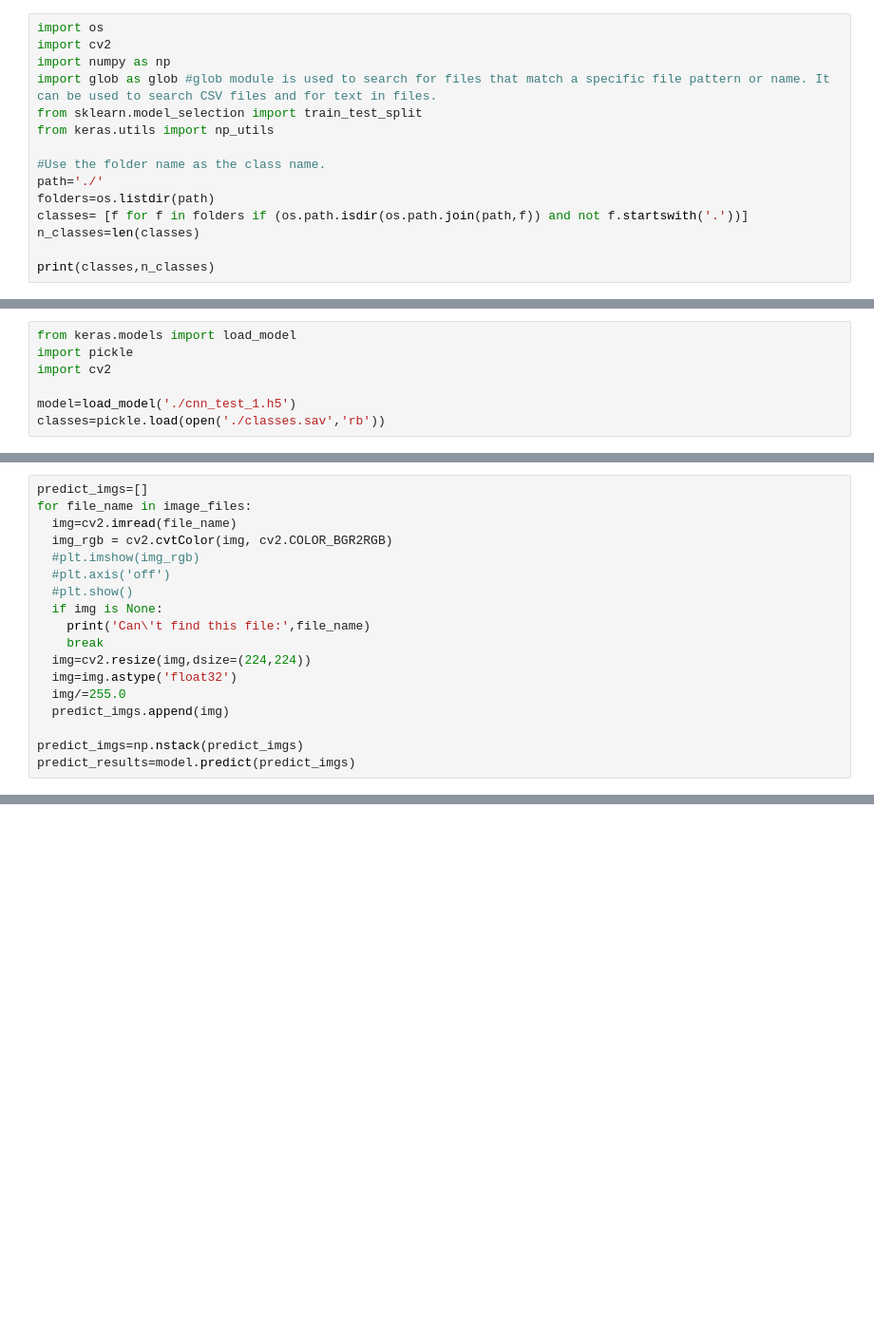
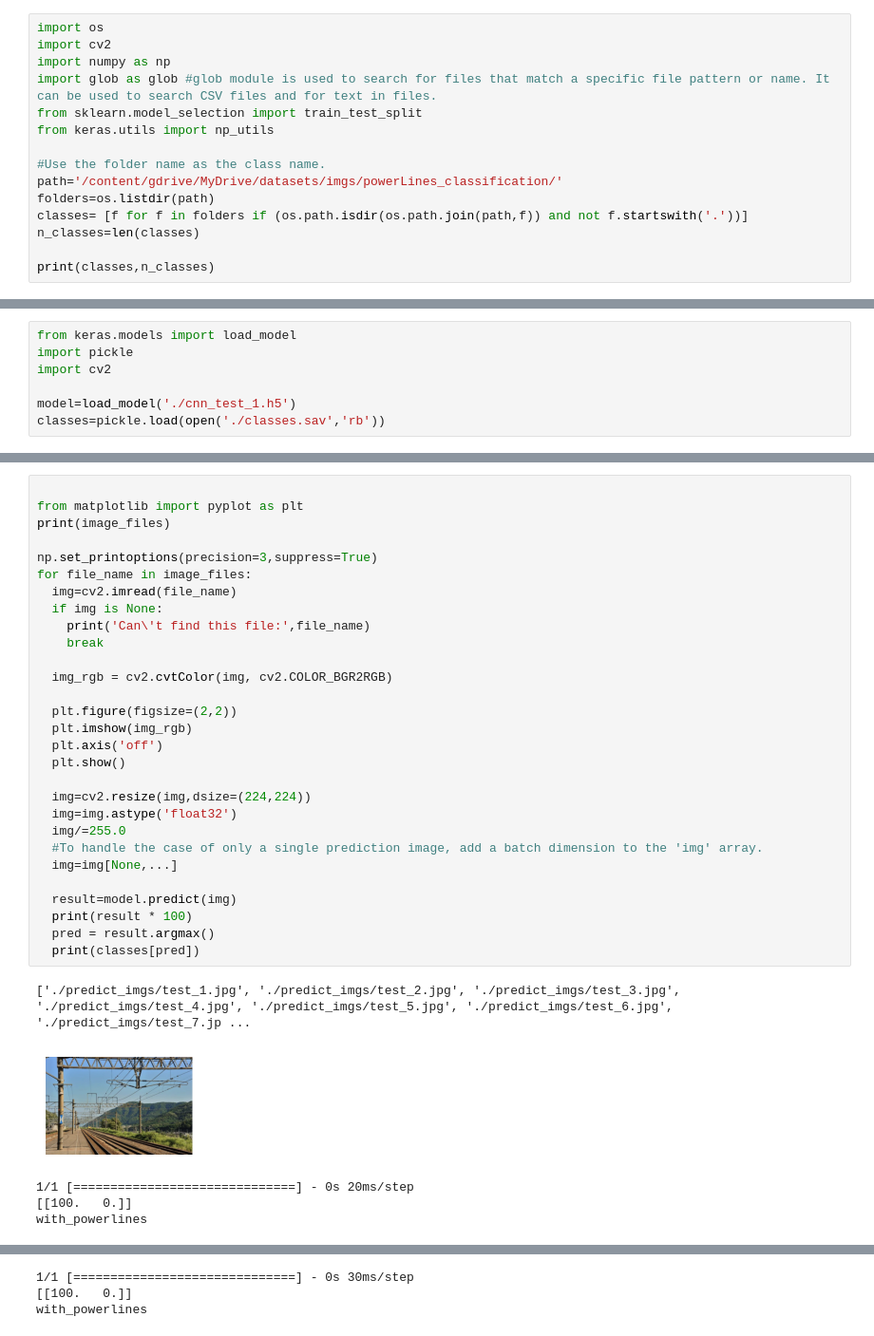
Before and after one commit to Nekoiii/SD_Practices_colab, a Jupyter notebook: image_classification_VGG16.ipynb, the cells around one changed output, grey strips where cells are left out. Shown at 95% size. Saved outputs shown, nothing was run; the diff lists cells and outputs as text; blank space fills up the shorter version.

```diff
--- a/image_classification_VGG16.ipynb
+++ b/image_classification_VGG16.ipynb
@@ -20,7 +15,7 @@ from sklearn.model_selection import train_test_split
 from keras.utils import np_utils
 
 #Use the folder name as the class name.
-path='./'
+path='/content/gdrive/MyDrive/datasets/imgs/powerLines_classification/'
 folders=os.listdir(path)
 classes= [f for f in folders if (os.path.isdir(os.path.join(path,f)) and not f.startswith('.'))]
 n_classes=len(classes)
@@ -198,20 +242,37 @@ if PREDICT_MODE=='SINGLE_IMG':
 elif PREDICT_MODE=='ALL_IMGS':
   image_files.append('./predict_imgs/test_8.jpg')
 # %%
-predict_imgs=[]
+
+from matplotlib import pyplot as plt
+print(image_files)
+
+np.set_printoptions(precision=3,suppress=True)
 for file_name in image_files:
   img=cv2.imread(file_name)
-  img_rgb = cv2.cvtColor(img, cv2.COLOR_BGR2RGB)
-  #plt.imshow(img_rgb)
-  #plt.axis('off')
-  #plt.show()
   if img is None:
     print('Can\'t find this file:',file_name)
     break
+
+  img_rgb = cv2.cvtColor(img, cv2.COLOR_BGR2RGB)
+
+  plt.figure(figsize=(2,2))
+  plt.imshow(img_rgb)
+  plt.axis('off')
+  plt.show()
+
   img=cv2.resize(img,dsize=(224,224))
   img=img.astype('float32')
   img/=255.0
-  predict_imgs.append(img)
+  #To handle the case of only a single prediction image, add a batch dimension to the 'img' array.
+  img=img[None,...]
 
-predict_imgs=np.nstack(predict_imgs)
-predict_results=model.predict(predict_imgs)
+  result=model.predict(img)
+  print(result * 100)
+  pred = result.argmax()
+  print(classes[pred])
+# %% [output]
+['./predict_imgs/test_1.jpg', './predict_imgs/test_2.jpg', './predict_imgs/test_3.jpg', './predict_imgs/test_4.jpg', './predict_imgs/test_5.jpg', './predict_imgs/test_6.jpg', './predict_imgs/test_7.jp ...
+[figure, added]
+1/1 [==============================] - 0s 20ms/step
+[[100.   0.]]
+with_powerlines
@@ -217,0 +280,3 @@ predict_results=model.predict(predict_imgs)
+1/1 [==============================] - 0s 30ms/step
+[[100.   0.]]
+with_powerlines
```
Also changed, not shown: parts of 11 cells of this notebook.
